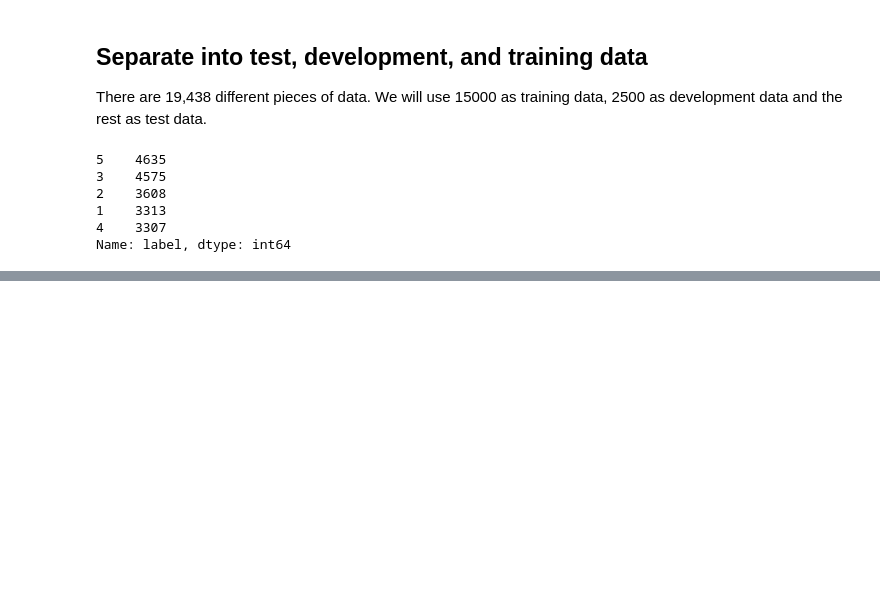
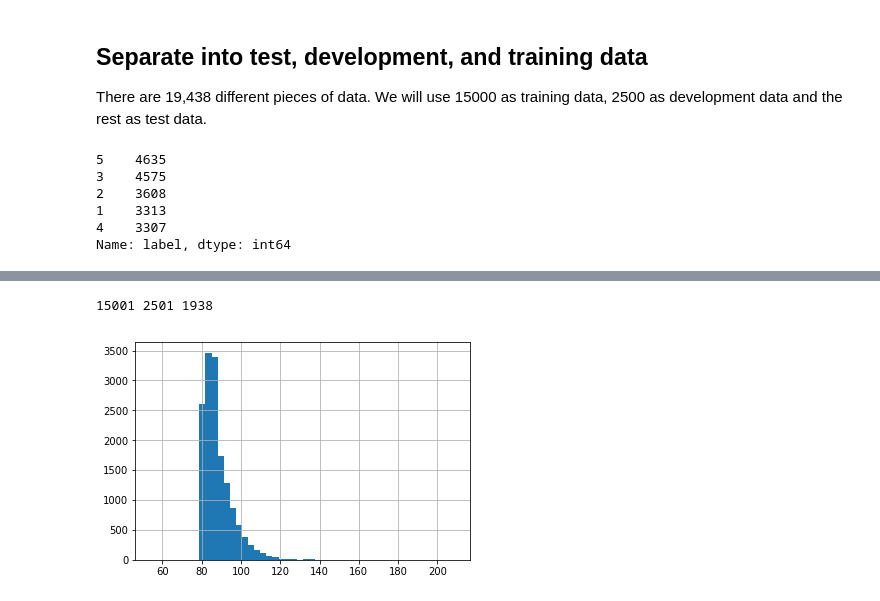
Before and after one commit to tomgoter/nlp_finalproject, a Jupyter notebook: generate_data.ipynb, the cells around one changed output, grey strips where cells are left out. Drawn from its saved outputs; the diff is of its cells as text; code cells hidden in the pictures; blank space fills up the shorter version.

```diff
--- a/generate_data.ipynb
+++ b/generate_data.ipynb
@@ -280,5 +293,3 @@ group_df.head(5)
-# %%
-group_df = group_df.drop('seq_length',axis=1).reset_index(drop=True)
 # %% [markdown]
 ## Separate into test, development, and training data
 
@@ -322,0 +314,9 @@ ModuleNotFoundError: No module named 'utils'
+# %%
+print(len(train_df), len(dev_df), len(test_df))
+# %% [output]
+15001 2501 1938
+# %%
+train_df.seq_length.hist(bins=50)
+print()
+# %% [output]
+[figure, added]
```
Also changed, not shown: parts of 17 cells of this notebook, 33 other files.
